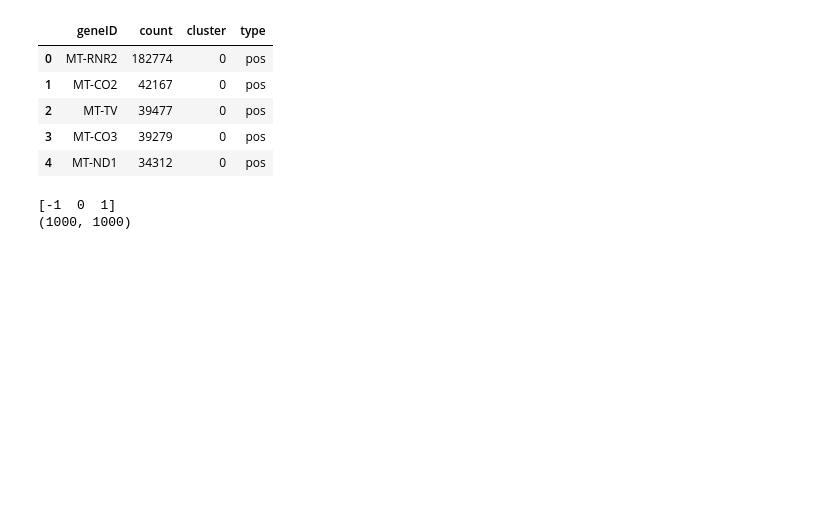
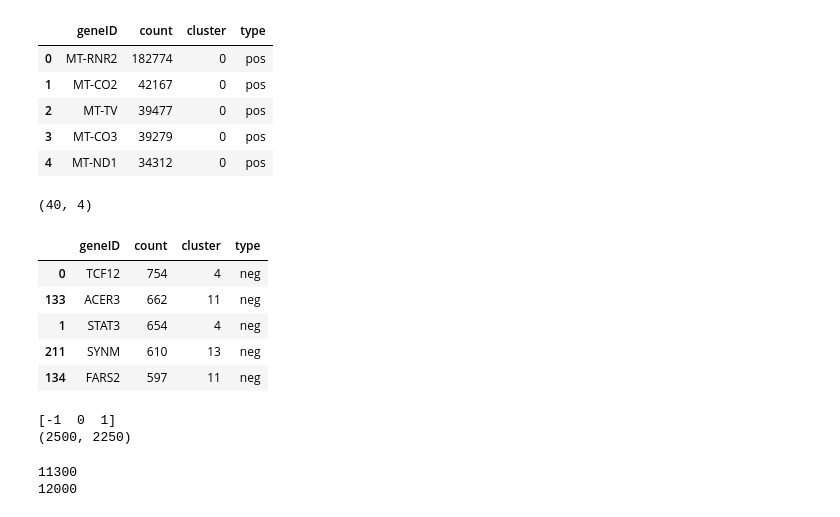
Before and after one commit to brigbrog/SpatialSegmentation, a Jupyter notebook: benchmarking/workflow_tester.ipynb, the cells around one changed output. Saved outputs shown, nothing was run; the diff lists cells and outputs as text; code cells hidden in the pictures; blank space fills up the shorter version.

```diff
--- a/benchmarking/workflow_tester.ipynb
+++ b/benchmarking/workflow_tester.ipynb
@@ -133,6 +179,17 @@ indicatorTester.indicators.head()
 | 2 | MT-TV | 39477 | 0 | pos |
 | 3 | MT-CO3 | 39279 | 0 | pos |
 | 4 | MT-ND1 | 34312 | 0 | pos |
+# %%
+print(indicatorTester.negative_indicators.shape)
+indicatorTester.negative_indicators.head()
+# %% [output]
+(40, 4)
+|  | geneID | count | cluster | type |
+| 0 | TCF12 | 754 | 4 | neg |
+| 133 | ACER3 | 662 | 11 | neg |
+| 1 | STAT3 | 654 | 4 | neg |
+| 211 | SYNM | 610 | 13 | neg |
+| 134 | FARS2 | 597 | 11 | neg |
 # %%
 comparatorTester = Comparator(
     indicator = indicatorTester,
@@ -144,11 +201,26 @@ comparatorTester = Comparator(
 #neg_indic_mask = comparatorTester.create_indicator_mask(xrange = x_win,
 #                                                        yrange = y_win,
 #                                                        indicators = indicatorTester.create_indicator_dict(indicatorTester.negative_indicators))
-indic_mask = comparatorTester.create_indicator_mask(xrange = x_win,
-                                                    yrange = y_win,
-                                                    indicators = indicatorTester.create_indicator_dict(indicatorTester.indicators))
-print(np.unique(indic_mask))
-print(indic_mask.shape)
+#x_win = (8000, 9000)
+#y_win = (5000, 6000)
+
+#indic_mask = comparatorTester.create_indicator_mask(xrange = x_win,
+#                                                    yrange = y_win,
+#                                                    indicators = indicatorTester.create_indicator_dict(indicatorTester.indicators))
+#print(np.unique(indic_mask))
+#print(indic_mask.shape)
-# %% [output]
-[-1  0  1]
-(1000, 1000)
+# %%
+#test_dict = {'MT-CO2': 1,'MT-TV': 1,'MT-CO3': 1}
+#test_neg_dict = indicatorTester.create_indicator_dict(indicatorTester.negative_indicators)
+full_inddict = indicatorTester.create_indicator_dict(indicatorTester.indicators)
+
+new_indic_mask = comparatorTester.create_indicator_mask_ex(xrange = x_win, #(0, 12001), #,
+                                                           yrange = y_win, #(0, 11301), #,
+                                                           indicators = full_inddict)
+test_rgb = comparatorTester.rgb_indicator_mask(new_indic_mask)
+tiff.imwrite('/Users/brianbrogan/Desktop/KI24/figures/rgb_NEWwindow.tiff', test_rgb)
+print(np.unique(new_indic_mask))
+print(new_indic_mask.shape)
+# %% [output]
+[-1  0  1]
+(2500, 2250)
@@ -155,3 +238,9 @@ print(indic_mask.shape)
+# %%
+print(np.max(manager.origin_csv['x']))
+print(np.max(manager.origin_csv['y']))
+# %% [output]
+11300
+12000
 # %%
 print(len(indicatorTester.negative_indicators))
 # %% [output]
```
Also changed, not shown: parts of 14 cells of this notebook, 1 other file.
